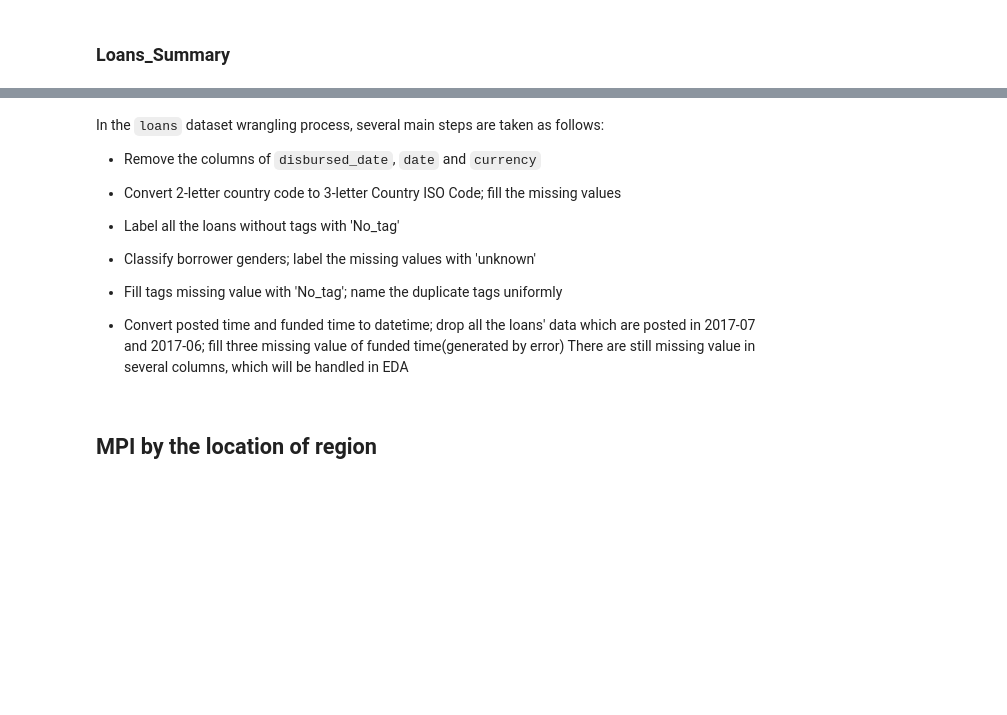
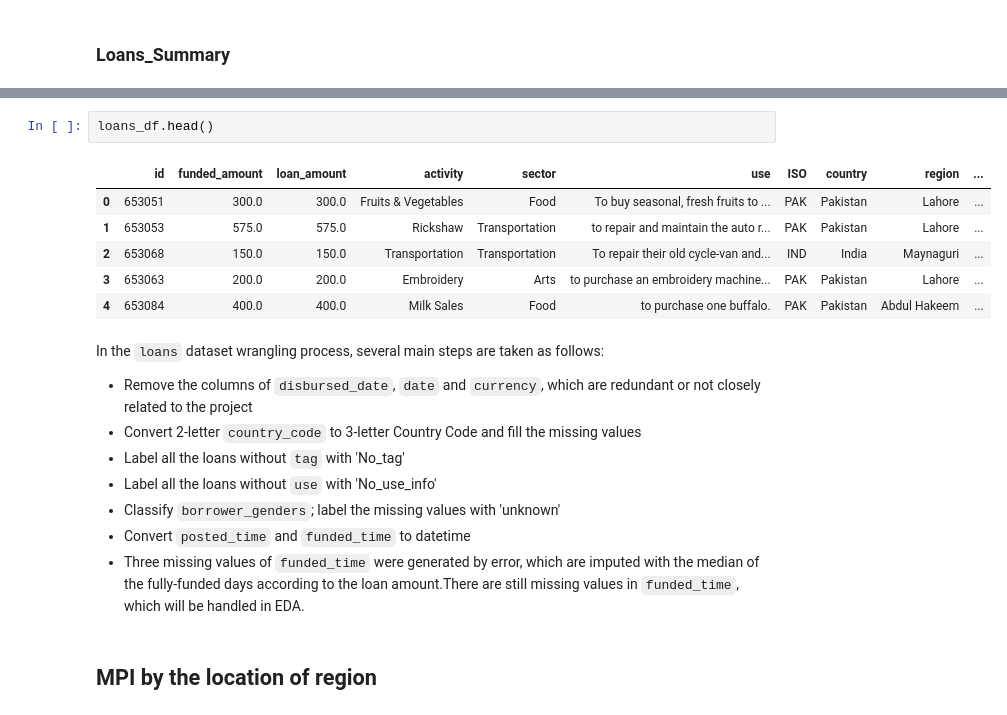
Before and after one commit to lasayin/Crowdfunding-on-Kiva-Platform, a Jupyter notebook: Kiva_Crowdfunding_Data_Wrangling.ipynb, the cells around one changed output, grey strips where cells are left out. Cells and saved outputs as stored; diff of their text form; blank space fills up the shorter version.

```diff
--- a/Kiva_Crowdfunding_Data_Wrangling.ipynb
+++ b/Kiva_Crowdfunding_Data_Wrangling.ipynb
@@ -779,13 +728,22 @@ memory usage: 110.2+ MB
+# %%
+loans_df.head()
+# %% [output]
+|  | id | funded_amount | loan_amount | activity | sector | use | ISO | country | region | ... |
+| 0 | 653051 | 300.0 | 300.0 | Fruits & Vegetables | Food | To buy seasonal, fresh fruits to ... | PAK | Pakistan | Lahore | ... |
+| 1 | 653053 | 575.0 | 575.0 | Rickshaw | Transportation | to repair and maintain the auto r... | PAK | Pakistan | Lahore | ... |
+| 2 | 653068 | 150.0 | 150.0 | Transportation | Transportation | To repair their old cycle-van and... | IND | India | Maynaguri | ... |
+| 3 | 653063 | 200.0 | 200.0 | Embroidery | Arts | to purchase an embroidery machine... | PAK | Pakistan | Lahore | ... |
+| 4 | 653084 | 400.0 | 400.0 | Milk Sales | Food | to purchase one buffalo. | PAK | Pakistan | Abdul Hakeem | ... |
 # %% [markdown]
 In the `loans` dataset wrangling process, several main steps are taken as follows:
-* Remove the columns of `disbursed_date`, `date` and `currency`
-* Convert 2-letter country code to 3-letter Country ISO Code; fill the missing values
 
-* Label all the loans without tags with 'No_tag'
-* Classify borrower genders; label the missing values with 'unknown'
-* Fill tags missing value with 'No_tag'; name the duplicate tags uniformly
-* Convert posted time and funded time to datetime; drop all the loans' data which are posted in 2017-07 and 2017-06; fill three missing value of funded time(generated by error)
-There are still missing value in several columns, which will be handled in EDA
+* Remove the columns of `disbursed_date`, `date` and `currency`, which are redundant or not closely related to the project
+* Convert 2-letter `country_code` to 3-letter Country Code and fill the missing values
+* Label all the loans without `tag` with 'No_tag'
+* Label all the loans without `use` with 'No_use_info'
+* Classify `borrower_genders`; label the missing values with 'unknown'
+* Convert `posted_time` and `funded_time` to datetime
+* Three missing values of `funded_time` were generated by error, which are imputed with the median of the fully-funded days according to the loan amount.There are still missing values in `funded_time`, which will be handled in EDA.
 # %% [markdown]
 ## MPI by the location of region
 # %% [markdown]
```
Also changed, not shown: parts of 63 cells of this notebook.
